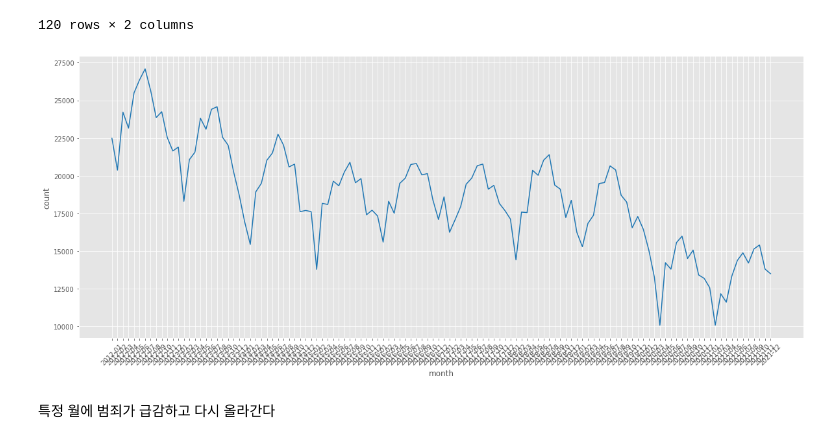
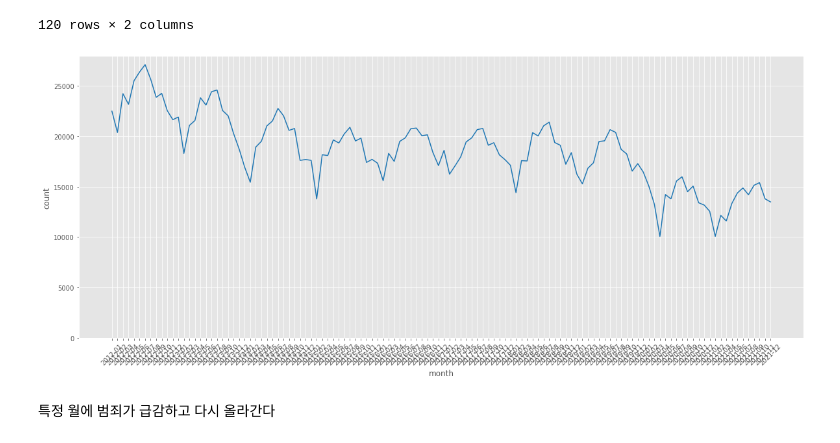
Before and after one commit to HAMJiyoung/chicago-crime-analysis, a Jupyter notebook: chicago-crime-analysis-upload.ipynb, the cells around one changed output. Drawn from its saved outputs; the diff is of its cells as text; code cells hidden in the pictures.

```diff
--- a/chicago-crime-analysis-upload.ipynb
+++ b/chicago-crime-analysis-upload.ipynb
@@ -209,10 +233,11 @@ df1_month
 # %%
 plt.figure(figsize = (20,8))
 sns.lineplot(data = df1_month, x = 'month', y = 'count', color = 'tab:blue')
+plt.ylim(bottom = 0)
 plt.xticks(rotation = 45)
 plt.show()
 # %% [output]
-[figure, old version]
+[figure, new version]
 # %% [markdown]
 특정 월에 범죄가 급감하고 다시 올라간다
 # %%
```
Also changed, not shown: parts of 104 cells of this notebook.
